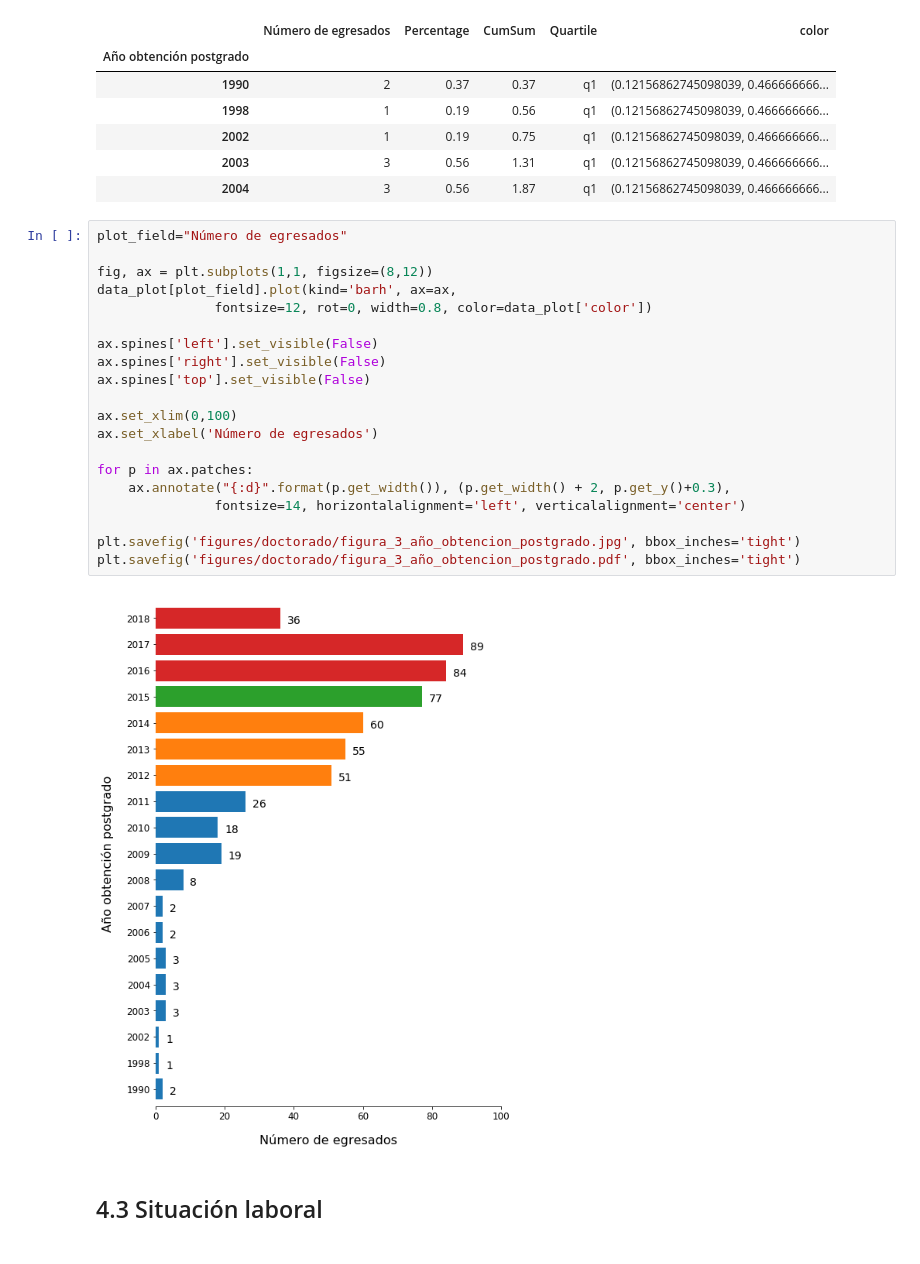
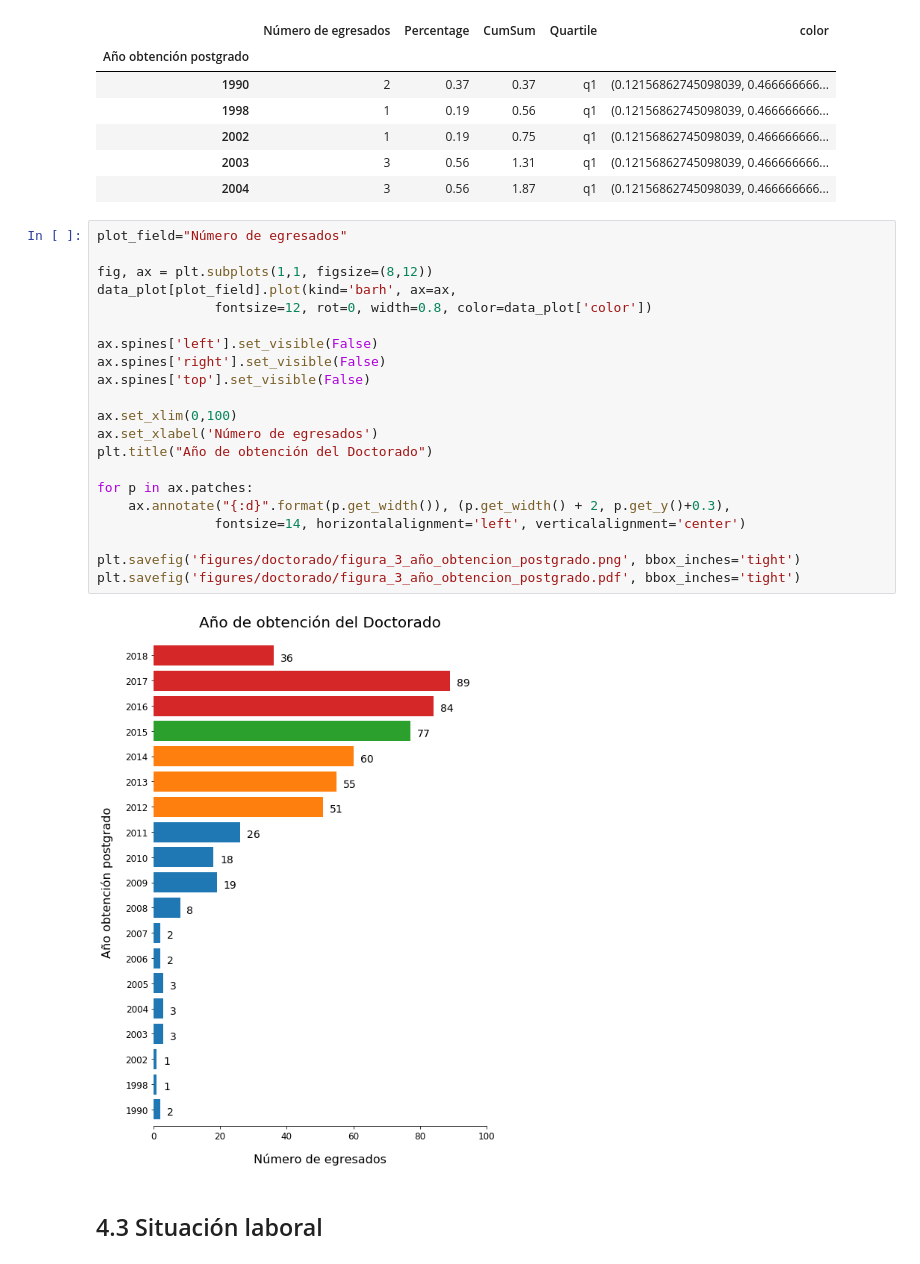
Before and after one commit to anipchile/encuesta_2018, a Jupyter notebook: notebooks/03 - Analisis de encuesta de insercion - Doctorado.ipynb, the cells around one changed output. Drawn from its saved outputs; the diff is of its cells as text.

```diff
--- a/notebooks/03 - Analisis de encuesta de insercion - Doctorado.ipynb
+++ b/notebooks/03 - Analisis de encuesta de insercion - Doctorado.ipynb
@@ -571,25 +572,26 @@ data_plot.head()
 # %%
 plot_field="Número de egresados"
 
 fig, ax = plt.subplots(1,1, figsize=(8,12))
 data_plot[plot_field].plot(kind='barh', ax=ax,
                fontsize=12, rot=0, width=0.8, color=data_plot['color'])
 
 ax.spines['left'].set_visible(False)
 ax.spines['right'].set_visible(False)
 ax.spines['top'].set_visible(False)
 
 ax.set_xlim(0,100)
 ax.set_xlabel('Número de egresados')
+plt.title("Año de obtención del Doctorado")
 
 for p in ax.patches:
     ax.annotate("{:d}".format(p.get_width()), (p.get_width() + 2, p.get_y()+0.3),
                fontsize=14, horizontalalignment='left', verticalalignment='center')
 
-plt.savefig('figures/doctorado/figura_3_año_obtencion_postgrado.jpg', bbox_inches='tight')
+plt.savefig('figures/doctorado/figura_3_año_obtencion_postgrado.png', bbox_inches='tight')
 plt.savefig('figures/doctorado/figura_3_año_obtencion_postgrado.pdf', bbox_inches='tight')
 # %% [output]
-[figure, old version]
+[figure, new version]
 # %% [markdown]
 ## 4.3 Situación laboral
 # %%
```
Also changed, not shown: parts of 1 cell of this notebook, 11 other files.
